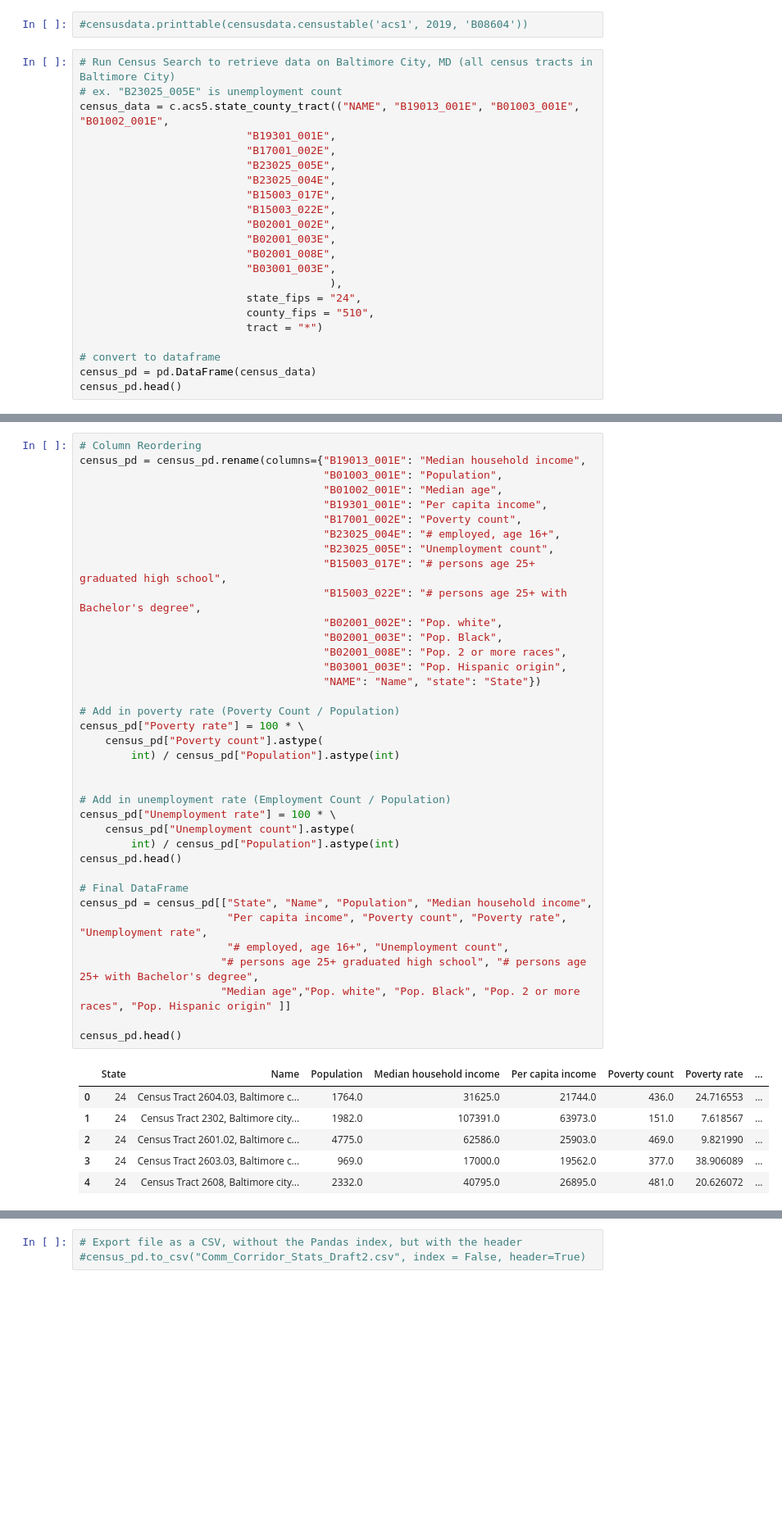
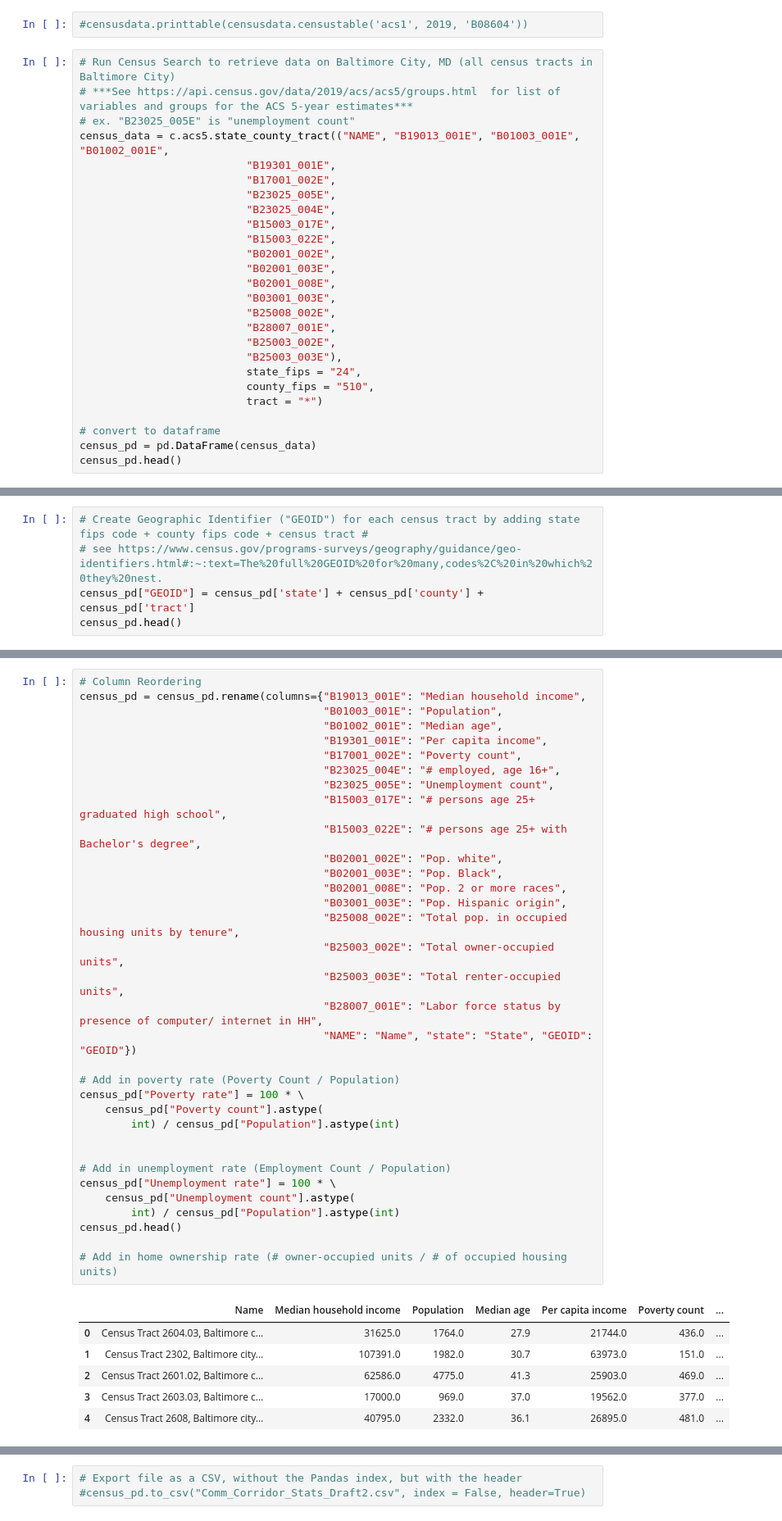
Before and after one commit to Jenkir/Land_Use_Commitee_CC_Analysis, a Jupyter notebook: corridors_census_2019.ipynb, the cells around one changed output, grey strips where cells are left out. Shown at 82% size. Cells and saved outputs as stored; diff of their text form; blank space fills up the shorter version.

Commit message:
Added housing stats

```diff
--- a/corridors_census_2019.ipynb
+++ b/corridors_census_2019.ipynb
@@ -38,7 +41,8 @@ c = Census(api_key, year=2019)
 #censusdata.printtable(censusdata.censustable('acs1', 2019, 'B08604'))
 # %%
 # Run Census Search to retrieve data on Baltimore City, MD (all census tracts in Baltimore City)
-# ex. "B23025_005E" is unemployment count
+# ***See https://api.census.gov/data/2019/acs/acs5/groups.html  for list of variables and groups for the ACS 5-year estimates***
+# ex. "B23025_005E" is "unemployment count"
 census_data = c.acs5.state_county_tract(("NAME", "B19013_001E", "B01003_001E", "B01002_001E",
                           "B19301_001E",
                           "B17001_002E",
@@ -50,7 +54,10 @@ census_data = c.acs5.state_county_tract(("NAME", "B19013_001E", "B01003_001E", "
                           "B02001_003E",
                           "B02001_008E",
                           "B03001_003E",
-                                       ),
+                          "B25008_002E",
+                          "B28007_001E",
+                          "B25003_002E",
+                          "B25003_003E"),
                           state_fips = "24",
                           county_fips = "510",
                           tract = "*")
@@ -67,0 +101,5 @@ census_pd.head()
+# %%
+# Create Geographic Identifier ("GEOID") for each census tract by adding state fips code + county fips code + census tract #
+# see https://www.census.gov/programs-surveys/geography/guidance/geo-identifiers.html#:~:text=The%20full%20GEOID%20for%20many,codes%2C%20in%20which%20they%20nest.
+census_pd["GEOID"] = census_pd['state'] + census_pd['county'] + census_pd['tract']
+census_pd.head()
@@ -73,44 +119,41 @@ Number of rows, columns:  (200, 17)
 # %%
 # Column Reordering
 census_pd = census_pd.rename(columns={"B19013_001E": "Median household income",
                                       "B01003_001E": "Population",
                                       "B01002_001E": "Median age",
                                       "B19301_001E": "Per capita income",
                                       "B17001_002E": "Poverty count",
                                       "B23025_004E": "# employed, age 16+",
                                       "B23025_005E": "Unemployment count",
                                       "B15003_017E": "# persons age 25+ graduated high school",
                                       "B15003_022E": "# persons age 25+ with Bachelor's degree",
                                       "B02001_002E": "Pop. white",
                                       "B02001_003E": "Pop. Black",
                                       "B02001_008E": "Pop. 2 or more races",
                                       "B03001_003E": "Pop. Hispanic origin",
-                                      "NAME": "Name", "state": "State"})
+                                      "B25008_002E": "Total pop. in occupied housing units by tenure",
+                                      "B25003_002E": "Total owner-occupied units",
+                                      "B25003_003E": "Total renter-occupied units",
+                                      "B28007_001E": "Labor force status by presence of computer/ internet in HH",
+                                      "NAME": "Name", "state": "State", "GEOID": "GEOID"})
 
 # Add in poverty rate (Poverty Count / Population)
 census_pd["Poverty rate"] = 100 * \
     census_pd["Poverty count"].astype(
         int) / census_pd["Population"].astype(int)
 
 
 # Add in unemployment rate (Employment Count / Population)
 census_pd["Unemployment rate"] = 100 * \
     census_pd["Unemployment count"].astype(
         int) / census_pd["Population"].astype(int)
 census_pd.head()
 
-# Final DataFrame
-census_pd = census_pd[["State", "Name", "Population", "Median household income",
-                       "Per capita income", "Poverty count", "Poverty rate", "Unemployment rate",
-                       "# employed, age 16+", "Unemployment count",
-                      "# persons age 25+ graduated high school", "# persons age 25+ with Bachelor's degree",
-                      "Median age","Pop. white", "Pop. Black", "Pop. 2 or more races", "Pop. Hispanic origin" ]]
-
-census_pd.head()
+# Add in home ownership rate (# owner-occupied units / # of occupied housing units)
 # %% [output]
-|  | State | Name | Population | Median household income | Per capita income | Poverty count | Poverty rate | ... |
-| 0 | 24 | Census Tract 2604.03, Baltimore c... | 1764.0 | 31625.0 | 21744.0 | 436.0 | 24.716553 | ... |
-| 1 | 24 | Census Tract 2302, Baltimore city... | 1982.0 | 107391.0 | 63973.0 | 151.0 | 7.618567 | ... |
-| 2 | 24 | Census Tract 2601.02, Baltimore c... | 4775.0 | 62586.0 | 25903.0 | 469.0 | 9.821990 | ... |
-| 3 | 24 | Census Tract 2603.03, Baltimore c... | 969.0 | 17000.0 | 19562.0 | 377.0 | 38.906089 | ... |
-| 4 | 24 | Census Tract 2608, Baltimore city... | 2332.0 | 40795.0 | 26895.0 | 481.0 | 20.626072 | ... |
+|  | Name | Median household income | Population | Median age | Per capita income | Poverty count | ... |
+| 0 | Census Tract 2604.03, Baltimore c... | 31625.0 | 1764.0 | 27.9 | 21744.0 | 436.0 | ... |
+| 1 | Census Tract 2302, Baltimore city... | 107391.0 | 1982.0 | 30.7 | 63973.0 | 151.0 | ... |
+| 2 | Census Tract 2601.02, Baltimore c... | 62586.0 | 4775.0 | 41.3 | 25903.0 | 469.0 | ... |
+| 3 | Census Tract 2603.03, Baltimore c... | 17000.0 | 969.0 | 37.0 | 19562.0 | 377.0 | ... |
+| 4 | Census Tract 2608, Baltimore city... | 40795.0 | 2332.0 | 36.1 | 26895.0 | 481.0 | ... |
```
Also changed, not shown: parts of 19 cells of this notebook, 3 other files.
